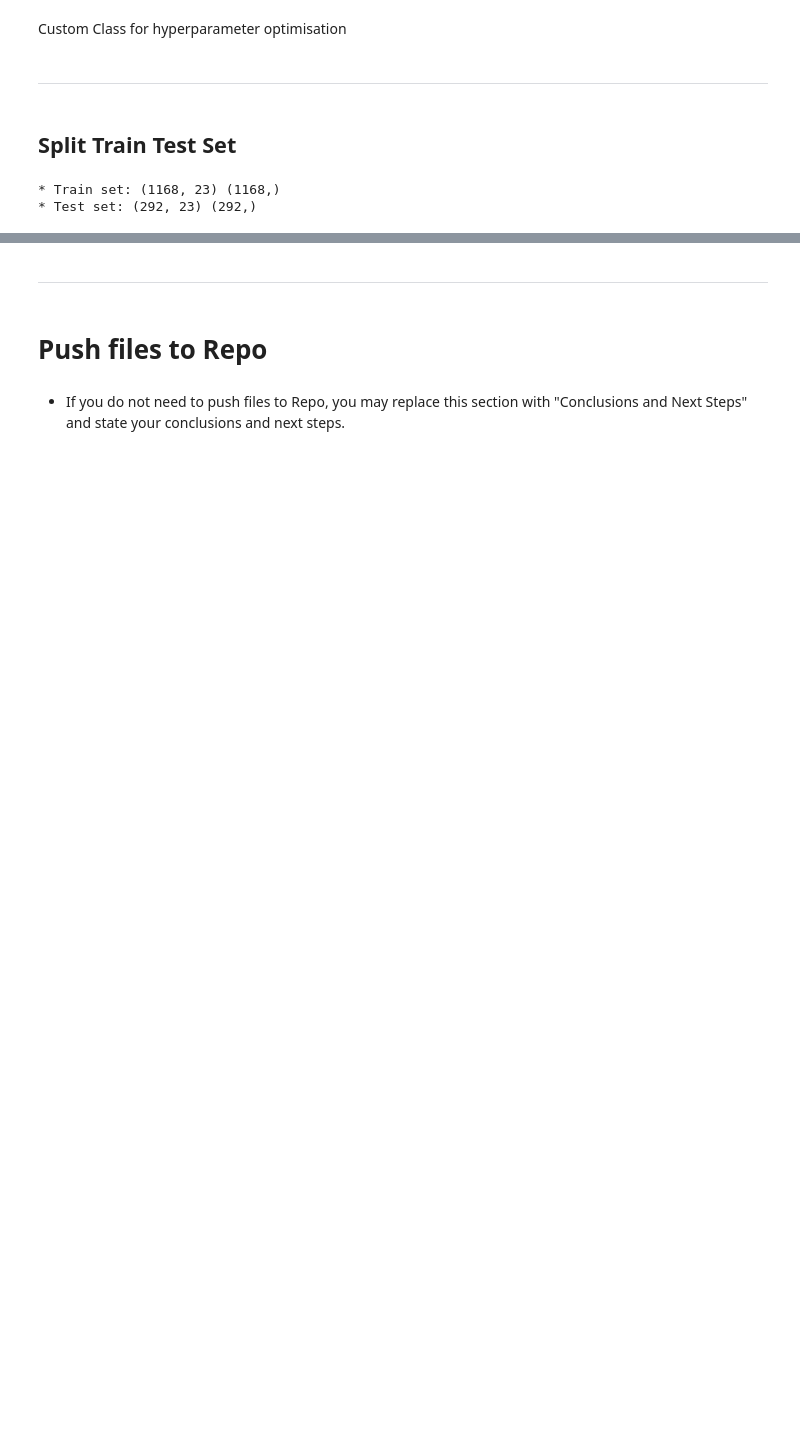
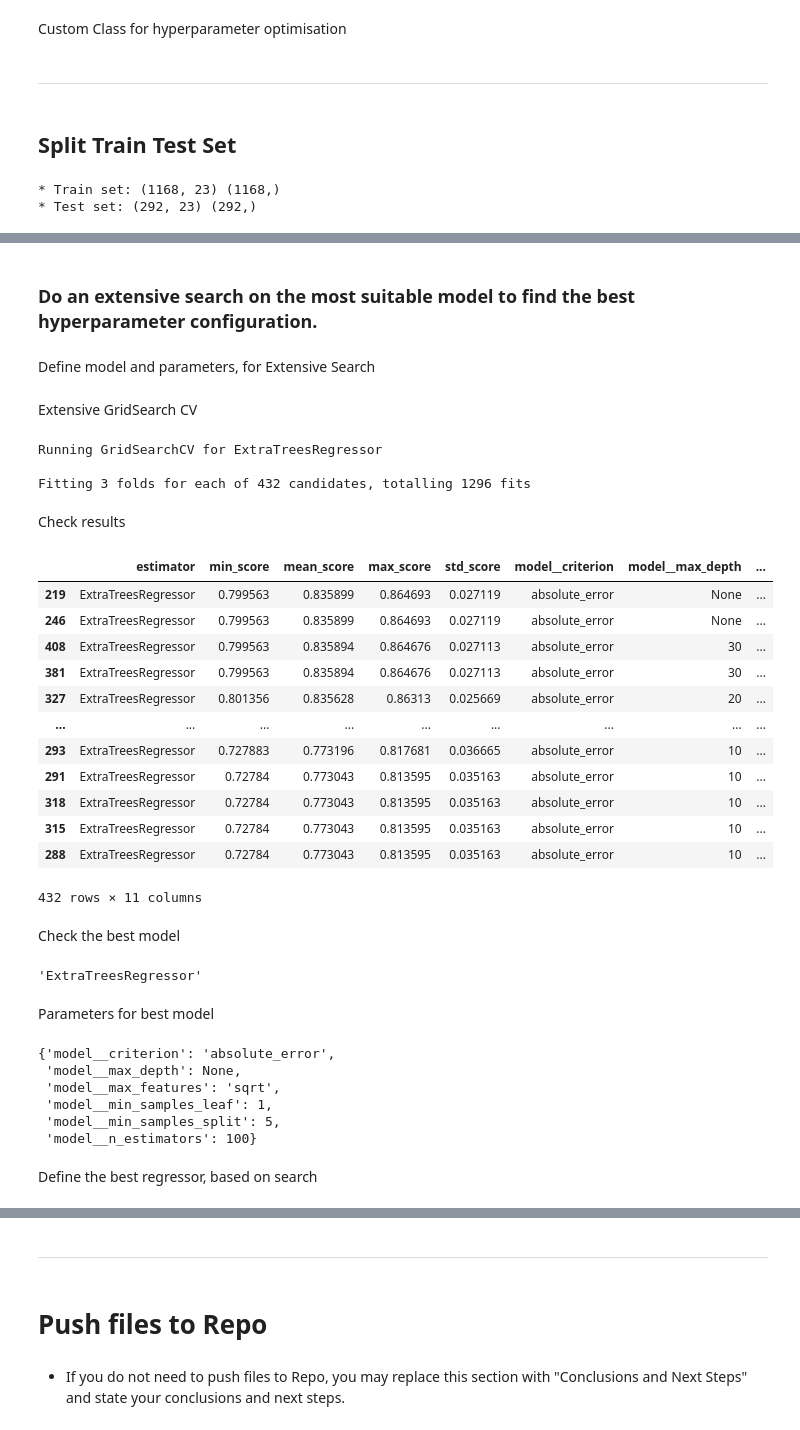
Before and after one commit to Fariba-Kamani/Heritage-House-Price-Insight-Predictor, a Jupyter notebook: jupyter_notebooks/05-Modeling and Evaluation-SalePrice.ipynb, the cells around one changed output, grey strips where cells are left out. Drawn from its saved outputs; the diff is of its cells as text; code cells hidden in the pictures; blank space fills up the shorter version.

Commit message:
Perform hyperparameter optimization: quick default search and extensive GridSearchCV on ExtraTreesRegressor to identify best model and configuration

```diff
--- a/jupyter_notebooks/05-Modeling and Evaluation-SalePrice.ipynb
+++ b/jupyter_notebooks/05-Modeling and Evaluation-SalePrice.ipynb
@@ -116,7 +118,7 @@ def PipelineOptimization(model):
         ("median_imputer", MeanMedianImputer(imputation_method="median", variables=[
             "2ndFlrSF", "BedroomAbvGr", "LotFrontage"
         ])),
-        ("constant_imputer", ArbitraryNumberImputer(arbitrary_number=-1, variables=["GarageYrBlt"])),
+        ("constant_imputer", ArbitraryNumberImputer(arbitrary_number=1900.0, variables=["GarageYrBlt"])),
         ("mode_imputer", CategoricalImputer(imputation_method="frequent", variables=[
             "BsmtExposure", "BsmtFinType1", "GarageFinish"
         ])),
@@ -229,0 +258,3 @@ print("* Train set:", X_train.shape, y_train.shape,
+# %%
+search = HyperparameterOptimizationSearch(models=models_quick_search, params=params_quick_search)
+search.fit(X_train, y_train, scoring='r2', n_jobs=-1, cv=5)
@@ -229,0 +309,74 @@ print("* Train set:", X_train.shape, y_train.shape,
+# %% [markdown]
+### Do an extensive search on the most suitable model to find the best hyperparameter configuration.
+# %% [markdown]
+Define model and parameters, for Extensive Search
+# %%
+models_search = {
+    "ExtraTreesRegressor": ExtraTreesRegressor(random_state=0),
+}
+
+# documentation to help on hyperparameter list:
+# https://scikit-learn.org/stable/modules/generated/sklearn.ensemble.ExtraTreesRegressor.html
+
+# We will not conduct an extensive search, since the focus
+# is on how to combine all knowledge in an applied project.
+# In a workplace project, you may consider more hyperparameters and spend more time in this step
+
+params_search = {
+    "ExtraTreesRegressor": {
+        'model__n_estimators': [100, 200, 300],
+        'model__max_depth': [None, 10, 20, 30],
+        'model__min_samples_split': [2, 5, 10],
+        'model__min_samples_leaf': [1, 2, 4],
+        'model__max_features': ['sqrt', 'log2'],
+        'model__criterion': ['squared_error', 'absolute_error']
+    }
+}
+# %% [markdown]
+Extensive GridSearch CV
+# %%
+search = HyperparameterOptimizationSearch(models=models_search, params=params_search)
+search.fit(X_train, y_train, scoring = 'r2', n_jobs=-1, cv=3, verbose=1)
+# %% [output]
+Running GridSearchCV for ExtraTreesRegressor
+
+Fitting 3 folds for each of 432 candidates, totalling 1296 fits
+# %% [markdown]
+Check results
+# %%
+grid_search_summary, grid_search_pipelines = search.score_summary(sort_by='mean_score')
+grid_search_summary
+# %% [output]
+|  | estimator | min_score | mean_score | max_score | std_score | model__criterion | model__max_depth | ... |
+| 219 | ExtraTreesRegressor | 0.799563 | 0.835899 | 0.864693 | 0.027119 | absolute_error | None | ... |
+| 246 | ExtraTreesRegressor | 0.799563 | 0.835899 | 0.864693 | 0.027119 | absolute_error | None | ... |
+| 408 | ExtraTreesRegressor | 0.799563 | 0.835894 | 0.864676 | 0.027113 | absolute_error | 30 | ... |
+| 381 | ExtraTreesRegressor | 0.799563 | 0.835894 | 0.864676 | 0.027113 | absolute_error | 30 | ... |
+| 327 | ExtraTreesRegressor | 0.801356 | 0.835628 | 0.86313 | 0.025669 | absolute_error | 20 | ... |
+| ... | ... | ... | ... | ... | ... | ... | ... | ... |
+| 293 | ExtraTreesRegressor | 0.727883 | 0.773196 | 0.817681 | 0.036665 | absolute_error | 10 | ... |
+| 291 | ExtraTreesRegressor | 0.72784 | 0.773043 | 0.813595 | 0.035163 | absolute_error | 10 | ... |
+| 318 | ExtraTreesRegressor | 0.72784 | 0.773043 | 0.813595 | 0.035163 | absolute_error | 10 | ... |
+| 315 | ExtraTreesRegressor | 0.72784 | 0.773043 | 0.813595 | 0.035163 | absolute_error | 10 | ... |
+| 288 | ExtraTreesRegressor | 0.72784 | 0.773043 | 0.813595 | 0.035163 | absolute_error | 10 | ... |
+432 rows × 11 columns
+# %% [markdown]
+Check the best model
+# %%
+best_model = grid_search_summary.iloc[0, 0]
+best_model
+# %% [output]
+'ExtraTreesRegressor'
+# %% [markdown]
+Parameters for best model
+# %%
+grid_search_pipelines[best_model].best_params_
+# %% [output]
+{'model__criterion': 'absolute_error',
+ 'model__max_depth': None,
+ 'model__max_features': 'sqrt',
+ 'model__min_samples_leaf': 1,
+ 'model__min_samples_split': 5,
+ 'model__n_estimators': 100}
+# %% [markdown]
+Define the best regressor, based on search
```
Also changed, not shown: parts of 10 cells of this notebook.
